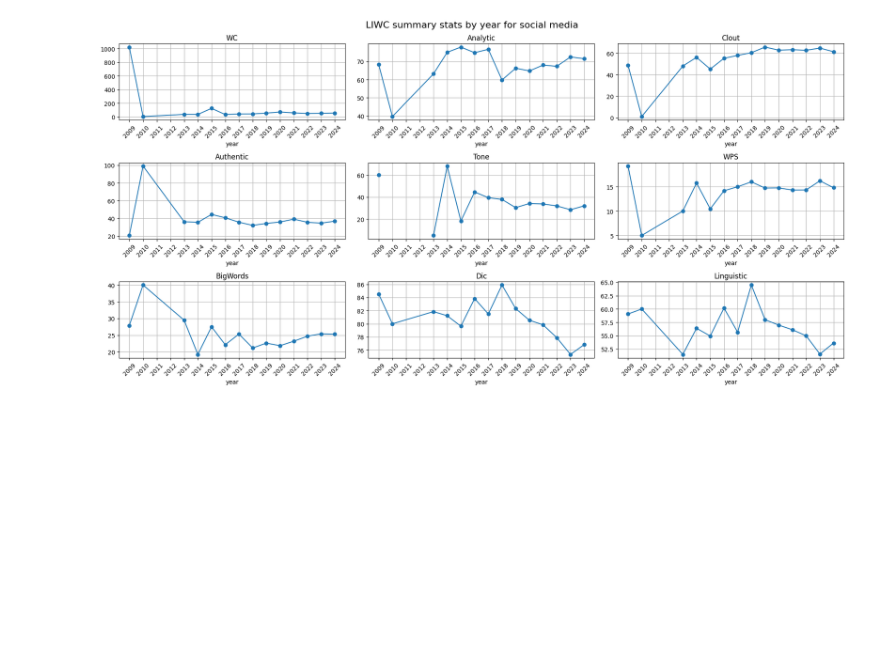
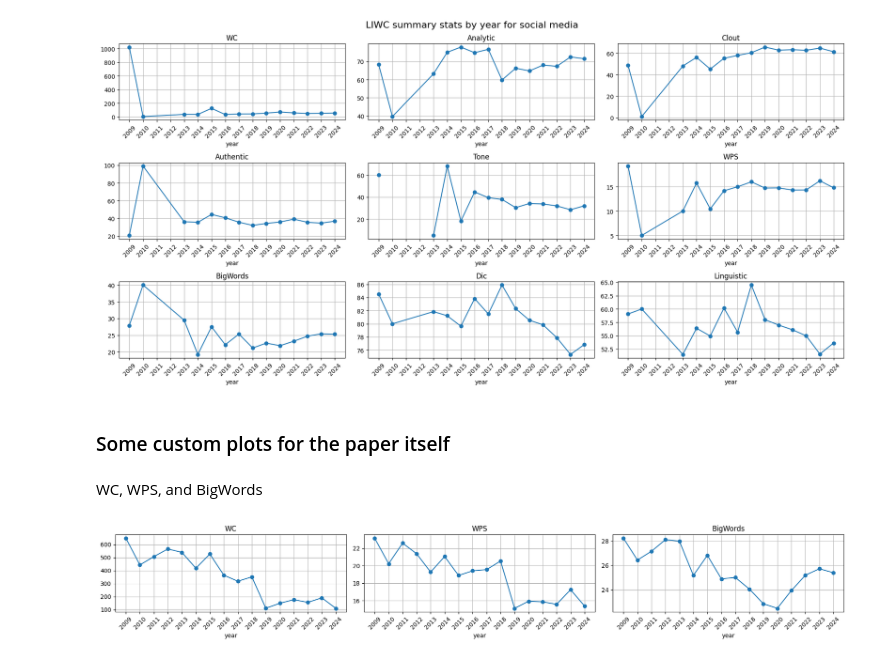
Before and after one commit to sfu-discourse-lab/fake_news_over_time, a Jupyter notebook: liwc_trendlines.ipynb, the cells around one changed output. Drawn from its saved outputs; the diff is of its cells as text; code cells hidden in the pictures; blank space fills up the shorter version.

Commit message:
Generate custom LIWC trendlines for the paper

```diff
--- a/liwc_trendlines.ipynb
+++ b/liwc_trendlines.ipynb
@@ -171,3 +171,36 @@ save_summary_plots(
 )
 # %% [output]
 [figure]
+# %% [markdown]
+### Some custom plots for the paper itself
+# %% [markdown]
+WC, WPS, and BigWords
+# %%
+fig, axes = plt.subplots(
+    nrows=1, ncols=3,
+    figsize=(18, 3),
+    squeeze=False)
+
+axes_flat: list[Axes] = axes.flatten()
+
+for i, col in enumerate(["WC", "WPS", "BigWords"]):
+    ax = axes_flat[i]
+
+    ax.plot(all_types_summary_df.index, all_types_summary_df[col], marker="o")
+
+    ax.set_title(col)
+
+    ax.set_xlabel("year")
+    ax.set_xticks(range(2009, 2025))
+    ax.tick_params(axis="x", rotation=45)
+
+    ax.grid(True)
+
+plt.tight_layout()
+
+plt.draw()
+plt.savefig("./visualization/LIWC/paper_all_types_wc_wps_bigwords.png")
+
+plt.show()
+# %% [output]
+[figure, added]
```
Also changed, not shown: parts of 4 cells of this notebook, 3 other files.
